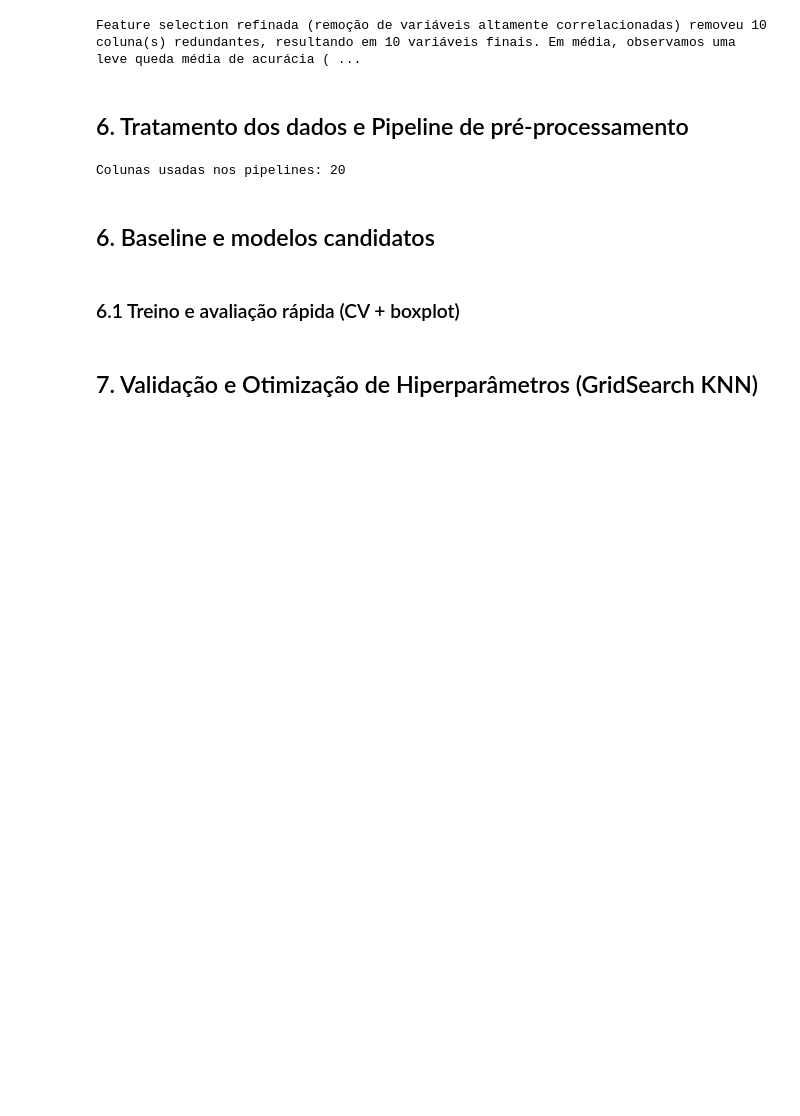
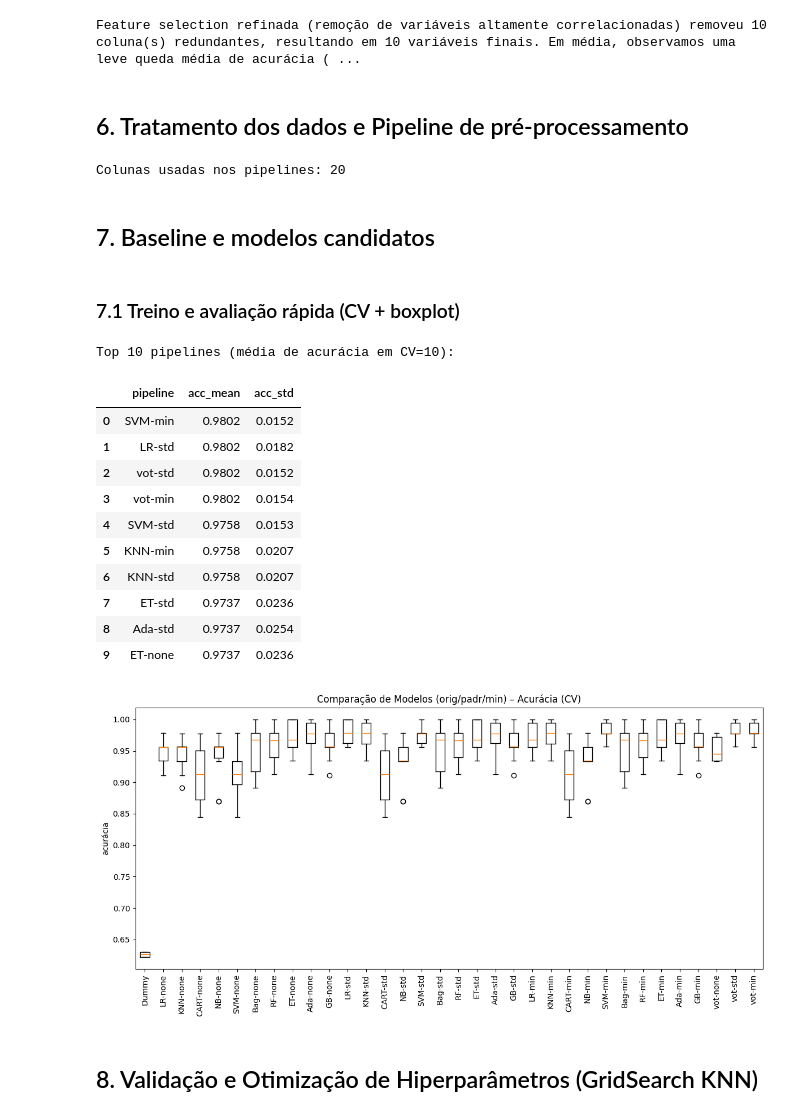
Before and after one commit to ccardoso32/MVP-Machine-Learning-Analytics, a Jupyter notebook: MVP_ML_&_Analytics.ipynb, the cells around one changed output. Drawn from its saved outputs; the diff is of its cells as text; code cells hidden in the pictures; blank space fills up the shorter version.

```diff
--- a/MVP_ML_&_Analytics.ipynb
+++ b/MVP_ML_&_Analytics.ipynb
@@ -572,3 +581,3 @@ preproc_min  = ColumnTransformer([("num", numeric_pipe_min,  num_cols)])
 # %% [markdown]
-## 6. Baseline e modelos candidatos
+## 7. Baseline e modelos candidatos
 # %%
@@ -604,23 +616,46 @@ for tag, pre in [("orig", preproc_none), ("padr", preproc_std), ("norm", preproc
 # %% [markdown]
-### 6.1 Treino e avaliação rápida (CV + boxplot)
+### 7.1 Treino e avaliação rápida (CV + boxplot)
 # %%
-
+# === Bloco 7.1: Avaliação rápida em CV (acurácia) e boxplot ===
 cv_scores = {}
 names, results = [], []
 
 for name, pipe in pipelines.items():
     scores = cross_val_score(pipe, X_train, y_train, cv=cv, scoring="accuracy", n_jobs=-1)
     cv_scores[name] = scores
-    names.append(name); results.append(scores)
+    names.append(name)
+    results.append(scores)
 
-_ = summarize_cv(cv_scores)
+def _resumo(scores_dict):
+    rows = []
+    for k, v in scores_dict.items():
+        rows.append({"pipeline": k, "acc_mean": v.mean(), "acc_std": v.std()})
+    return pd.DataFrame(rows).sort_values("acc_mean", ascending=False).reset_index(drop=True)
 
-# Boxplot comparativo
-plt.figure(figsize=(20,8))
-plt.boxplot(results, labels=names)
-plt.xticks(rotation=90)
-plt.title("Comparação de Modelos (orig/padr/norm) - Acurácia (CV)")
-plt.ylabel("Accuracy (CV)")
+resumo_df = _resumo(cv_scores)
+print("Top 10 pipelines (média de acurácia em CV=10):")
+display(resumo_df.head(10).style.format({"acc_mean": "{:.4f}", "acc_std": "{:.4f}"}))
+
+plt.figure(figsize=(12, 6))
+plt.boxplot(results)
+plt.xticks(rotation=90, ticks=range(1, len(names)+1), labels=names)
+plt.title("Comparação de Modelos (orig/padr/min) – Acurácia (CV)")
+plt.ylabel("acurácia")
+plt.tight_layout()
 plt.show()
+# %% [output]
+Top 10 pipelines (média de acurácia em CV=10):
+|  | pipeline | acc_mean | acc_std |
+| 0 | SVM-min | 0.9802 | 0.0152 |
+| 1 | LR-std | 0.9802 | 0.0182 |
+| 2 | vot-std | 0.9802 | 0.0152 |
+| 3 | vot-min | 0.9802 | 0.0154 |
+| 4 | SVM-std | 0.9758 | 0.0153 |
+| 5 | KNN-min | 0.9758 | 0.0207 |
+| 6 | KNN-std | 0.9758 | 0.0207 |
+| 7 | ET-std | 0.9737 | 0.0236 |
+| 8 | Ada-std | 0.9737 | 0.0254 |
+| 9 | ET-none | 0.9737 | 0.0236 |
+[figure, added]
 # %% [markdown]
-## 7. Validação e Otimização de Hiperparâmetros (GridSearch KNN)
+## 8. Validação e Otimização de Hiperparâmetros (GridSearch KNN)
```
Also changed, not shown: parts of 16 cells of this notebook.
